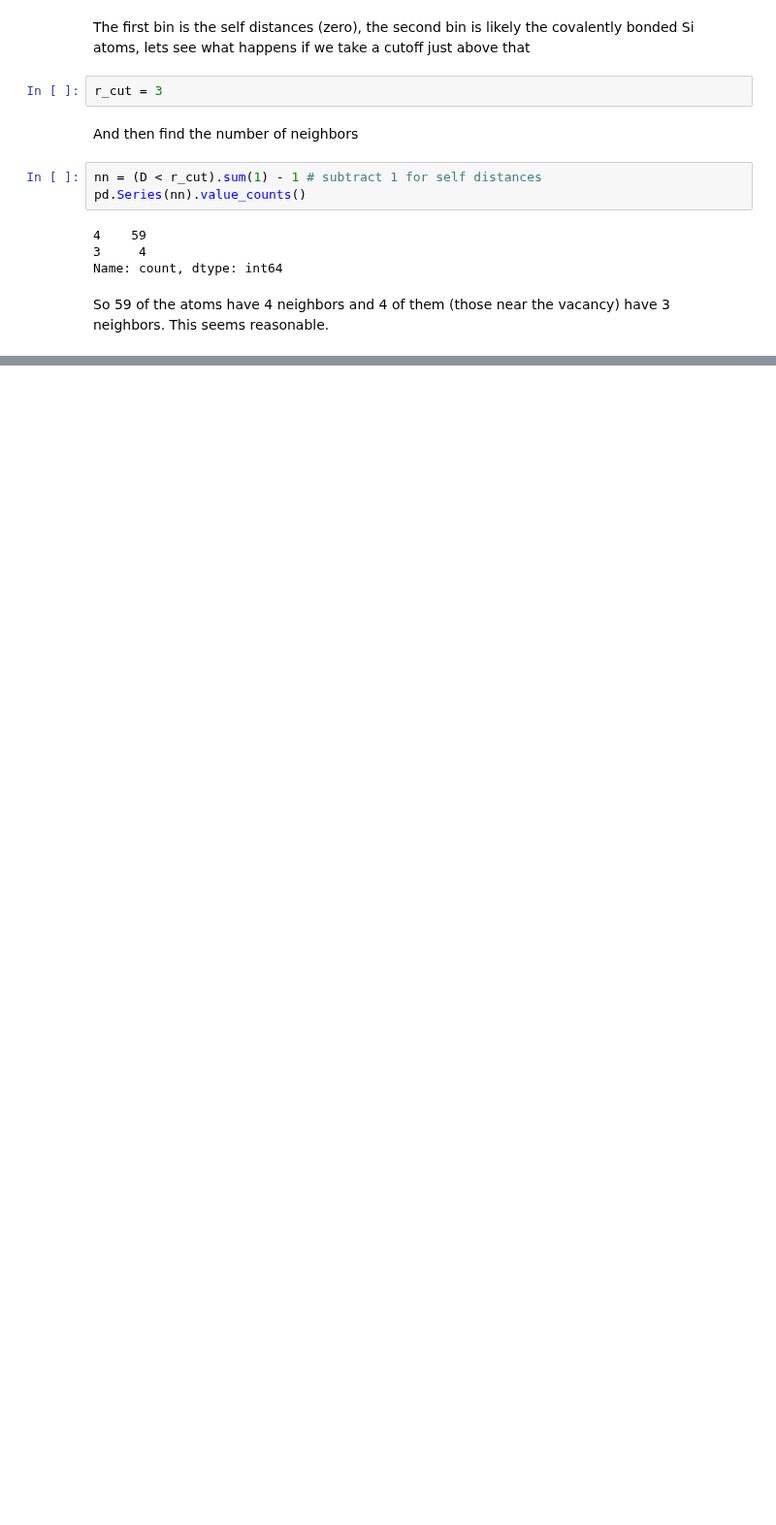
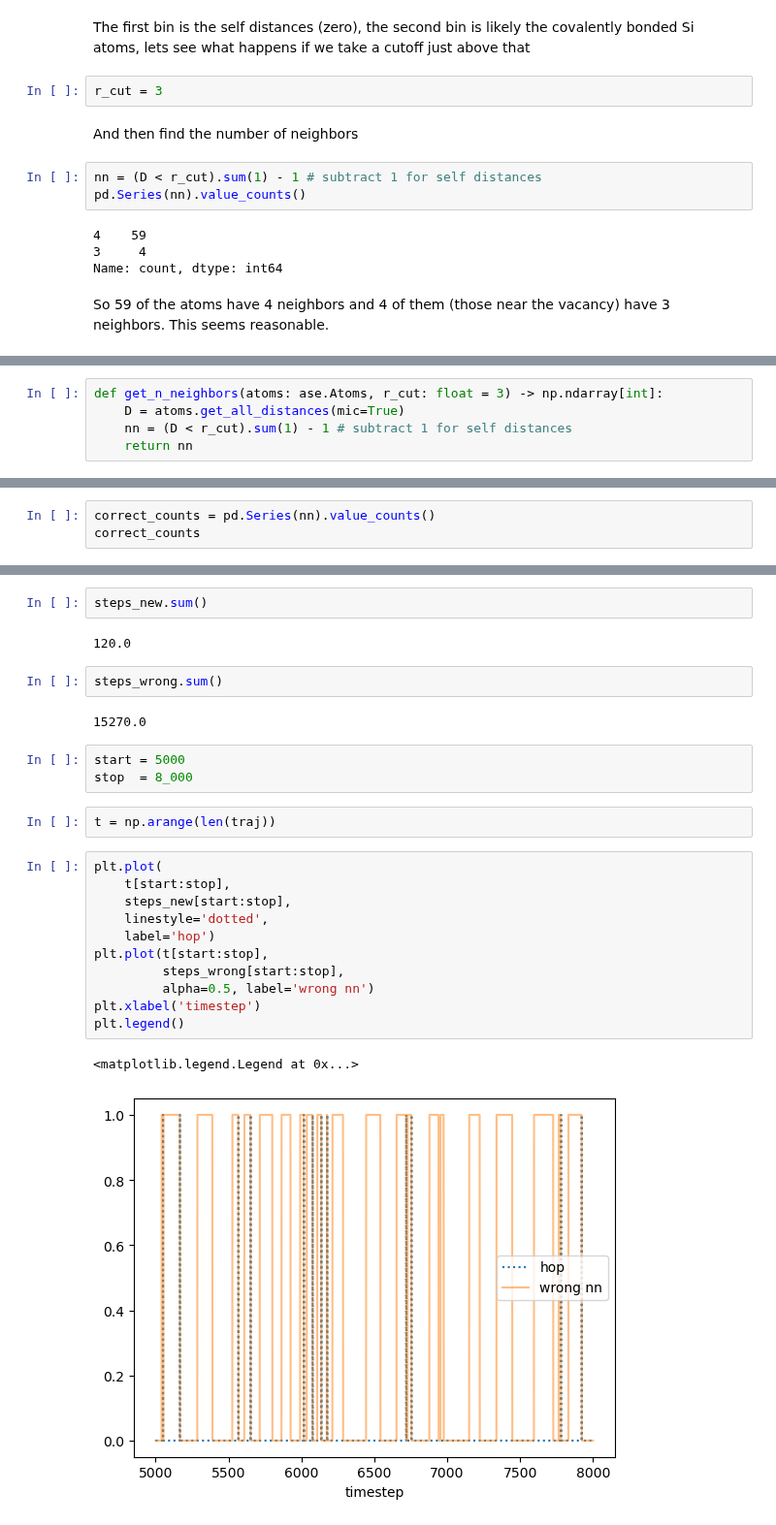
Before and after one commit to globus-labs/cascade, a Jupyter notebook: 2_proxima/4_vacancies.ipynb, the cells around one changed output, grey strips where cells are left out. Shown at 97% size. Cells and saved outputs as stored; diff of their text form; blank space fills up the shorter version.

```diff
--- a/2_proxima/4_vacancies.ipynb
+++ b/2_proxima/4_vacancies.ipynb
@@ -72,0 +72,5 @@ array([3, 4, 4, 4, 4, 4, 4, 4, 4, 4, 4, 4, 4, 4, 4, 4, 4, 4, 4, 4, 4, 4,
+# %%
+def get_n_neighbors(atoms: ase.Atoms, r_cut: float = 3) -> np.ndarray[int]:
+    D = atoms.get_all_distances(mic=True)
+    nn = (D < r_cut).sum(1) - 1 # subtract 1 for self distances
+    return nn
@@ -72,0 +88,3 @@ array([3, 4, 4, 4, 4, 4, 4, 4, 4, 4, 4, 4, 4, 4, 4, 4, 4, 4, 4, 4, 4, 4,
+# %%
+correct_counts = pd.Series(nn).value_counts()
+correct_counts
@@ -72,0 +133,27 @@ array([3, 4, 4, 4, 4, 4, 4, 4, 4, 4, 4, 4, 4, 4, 4, 4, 4, 4, 4, 4, 4, 4,
+# %%
+steps_new.sum()
+# %% [output]
+120.0
+# %%
+steps_wrong.sum()
+# %% [output]
+15270.0
+# %%
+start = 5000
+stop  = 8_000
+# %%
+t = np.arange(len(traj))
+# %%
+plt.plot(
+    t[start:stop],
+    steps_new[start:stop],
+    linestyle='dotted',
+    label='hop')
+plt.plot(t[start:stop],
+         steps_wrong[start:stop],
+         alpha=0.5, label='wrong nn')
+plt.xlabel('timestep')
+plt.legend()
+# %% [output]
+<matplotlib.legend.Legend at 0x...>
+[figure, added]
```
Also changed, not shown: parts of 15 cells of this notebook.
